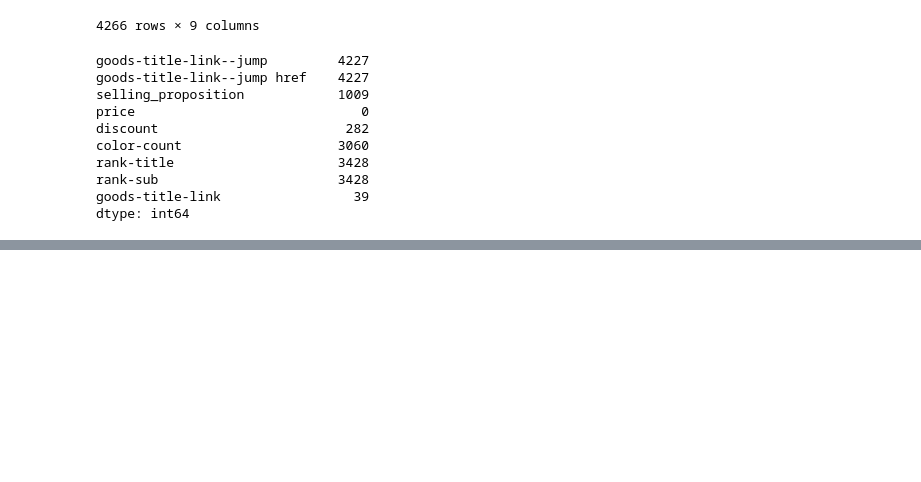
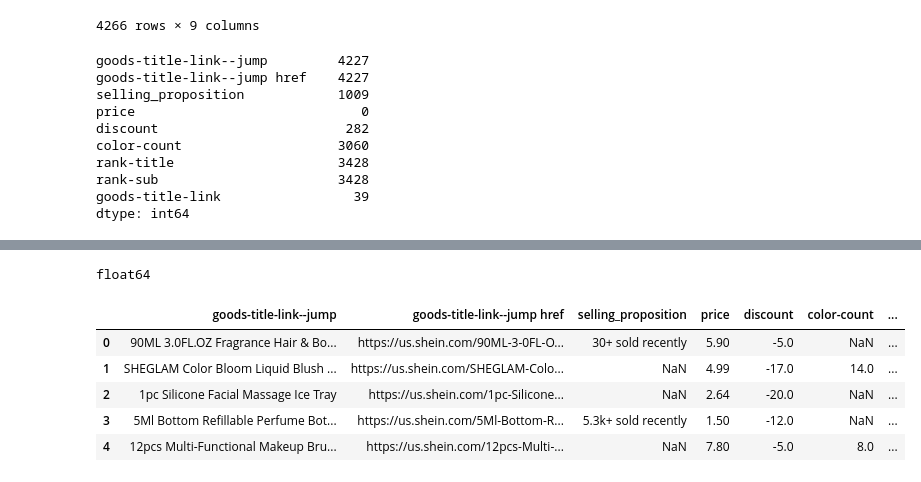
Before and after one commit to faizan09711-bit/Intern, a Jupyter notebook: task#01/messydatacleaning.ipynb, the cells around one changed output, grey strips where cells are left out. Saved outputs shown, nothing was run; the diff lists cells and outputs as text; code cells hidden in the pictures; blank space fills up the shorter version.

```diff
--- a/task#01/messydatacleaning.ipynb
+++ b/task#01/messydatacleaning.ipynb
@@ -40,0 +51,13 @@ KeyError: 'brand'
+# %%
+data['discount'] = data['discount'].str.replace('%', '').astype(float)
+print(data['discount'].dtype)
+data['discount']=data['discount'].fillna(data['discount'].median())
+data.head()
+# %% [output]
+float64
+|  | goods-title-link--jump | goods-title-link--jump href | selling_proposition | price | discount | color-count | ... |
+| 0 | 90ML 3.0FL.OZ Fragrance Hair & Bo... | https://us.shein.com/90ML-3-0FL-O... | 30+ sold recently | 5.90 | -5.0 | NaN | ... |
+| 1 | SHEGLAM Color Bloom Liquid Blush ... | https://us.shein.com/SHEGLAM-Colo... | NaN | 4.99 | -17.0 | 14.0 | ... |
+| 2 | 1pc Silicone Facial Massage Ice Tray | https://us.shein.com/1pc-Silicone... | NaN | 2.64 | -20.0 | NaN | ... |
+| 3 | 5Ml Bottom Refillable Perfume Bot... | https://us.shein.com/5Ml-Bottom-R... | 5.3k+ sold recently | 1.50 | -12.0 | NaN | ... |
+| 4 | 12pcs Multi-Functional Makeup Bru... | https://us.shein.com/12pcs-Multi-... | NaN | 7.80 | -5.0 | 8.0 | ... |
```
Also changed, not shown: parts of 8 cells of this notebook.
